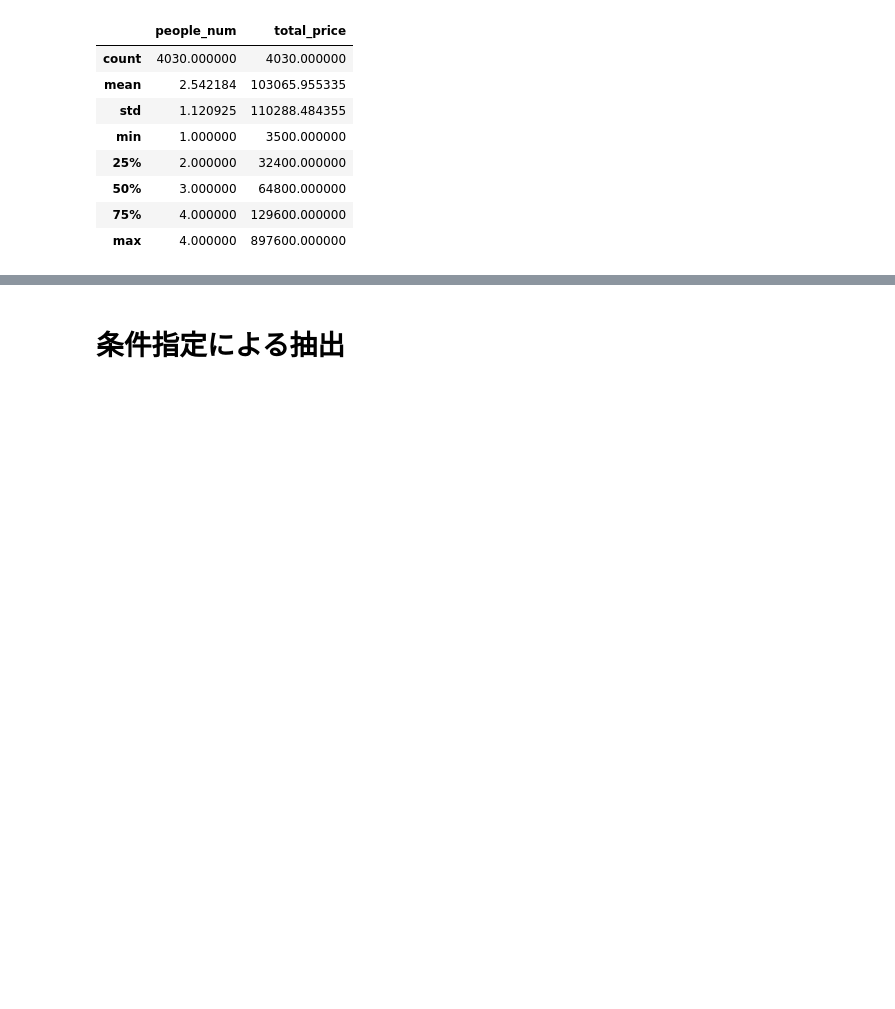
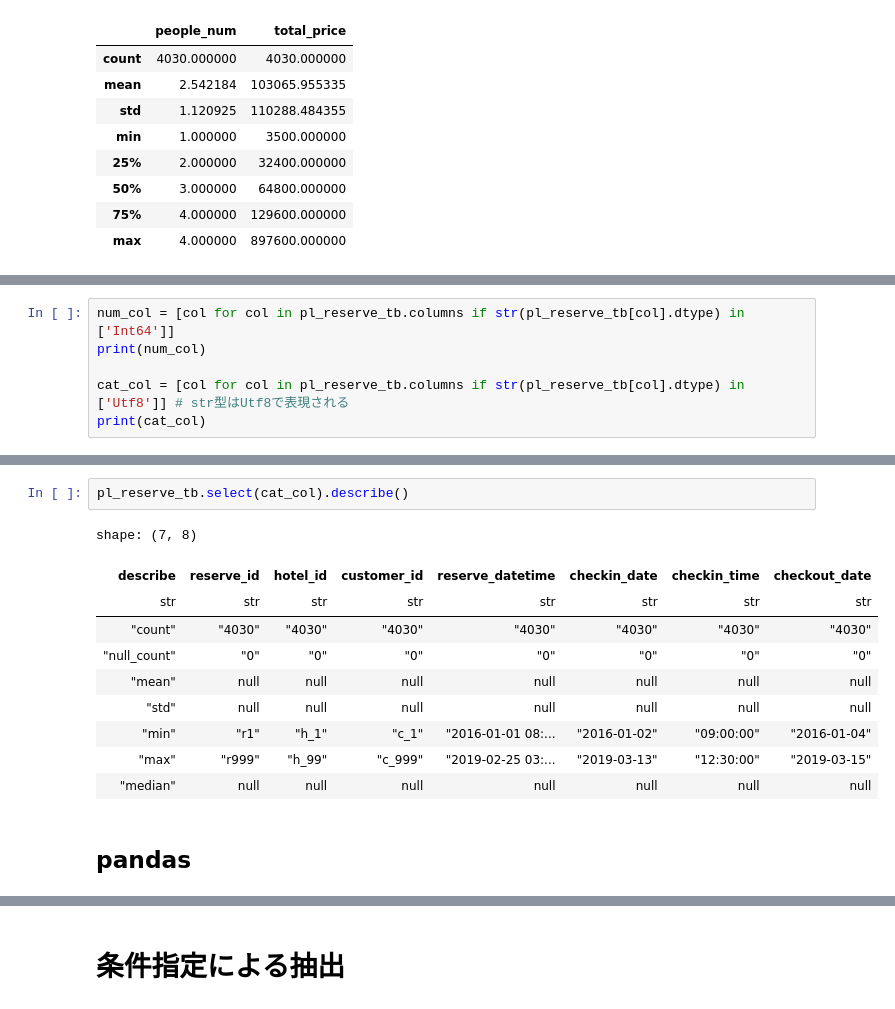
Before and after one commit to takuya-tokumoto/polar_tutorial, a Jupyter notebook: polarsチュートリアル.ipynb, the cells around one changed output, grey strips where cells are left out. Cells and saved outputs as stored; diff of their text form; blank space fills up the shorter version.

```diff
--- a/polarsチュートリアル.ipynb
+++ b/polarsチュートリアル.ipynb
@@ -323,0 +329,6 @@ pd_reserve_tb.describe()
+# %%
+num_col = [col for col in pl_reserve_tb.columns if str(pl_reserve_tb[col].dtype) in ['Int64']]
+print(num_col)
+
+cat_col = [col for col in pl_reserve_tb.columns if str(pl_reserve_tb[col].dtype) in ['Utf8']] # str型はUtf8で表現される
+print(cat_col)
@@ -323,0 +351,15 @@ pd_reserve_tb.describe()
+# %%
+pl_reserve_tb.select(cat_col).describe()
+# %% [output]
+shape: (7, 8)
+| describe | reserve_id | hotel_id | customer_id | reserve_datetime | checkin_date | checkin_time | checkout_date |
+| str | str | str | str | str | str | str | str |
+| "count" | "4030" | "4030" | "4030" | "4030" | "4030" | "4030" | "4030" |
+| "null_count" | "0" | "0" | "0" | "0" | "0" | "0" | "0" |
+| "mean" | null | null | null | null | null | null | null |
+| "std" | null | null | null | null | null | null | null |
+| "min" | "r1" | "h_1" | "c_1" | "2016-01-01 08:... | "2016-01-02" | "09:00:00" | "2016-01-04" |
+| "max" | "r999" | "h_99" | "c_999" | "2019-02-25 03:... | "2019-03-13" | "12:30:00" | "2019-03-15" |
+| "median" | null | null | null | null | null | null | null |
+# %% [markdown]
+## pandas
```
Also changed, not shown: parts of 13 cells of this notebook.
